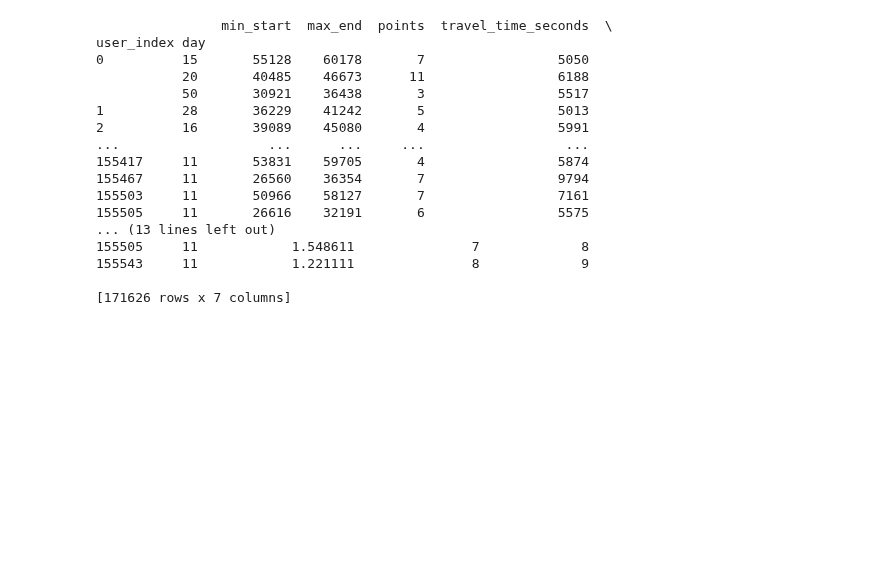
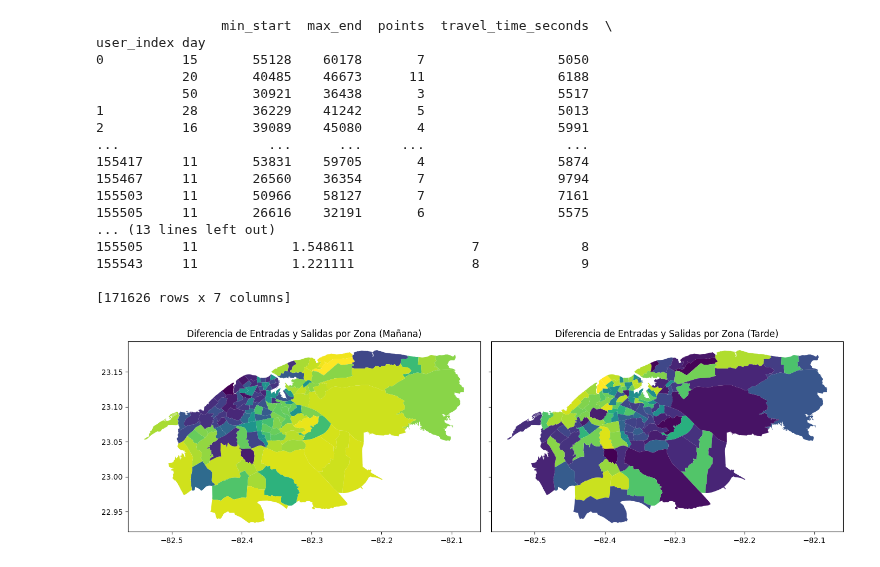
Before and after one commit to alexsierra45/thesis, a Jupyter notebook: src/notebooks/initial_etecsa_data_analisys.ipynb, the cells around one changed output. Saved outputs shown, nothing was run; the diff lists cells and outputs as text; code cells hidden in the pictures; blank space fills up the shorter version.

```diff
--- a/src/notebooks/initial_etecsa_data_analisys.ipynb
+++ b/src/notebooks/initial_etecsa_data_analisys.ipynb
@@ -421,3 +423,6 @@ processed_data = processed_data.merge(valid_travel_times, on=['user_index', 'day
 processed_data = processed_data[['zone', 'time_start', 'time_end', 'user_index', 'day']]
 # %%
 processed_data.to_csv("../data/etecsa/etecsa_processed.csv", index=False)
+# %%
+morning_data = processed_data.merge(valid_travel_times[valid_travel_times['max_end'] < 3600 * 12], on=['user_index', 'day'], how='inner')
+afternoon_data = processed_data.merge(valid_travel_times[valid_travel_times['min_start'] > 3600 * 12], on=['user_index', 'day'], how='inner')
@@ -423,0 +486,5 @@ processed_data.to_csv("../data/etecsa/etecsa_processed.csv", index=False)
+# %%
+process_and_plot([morning_data, afternoon_data],
+                 titles=["Diferencia de Entradas y Salidas por Zona (Mañana)", "Diferencia de Entradas y Salidas por Zona (Tarde)"])
+# %% [output]
+[figure, added]
```
Also changed, not shown: parts of 3 cells of this notebook, 4 other files.
